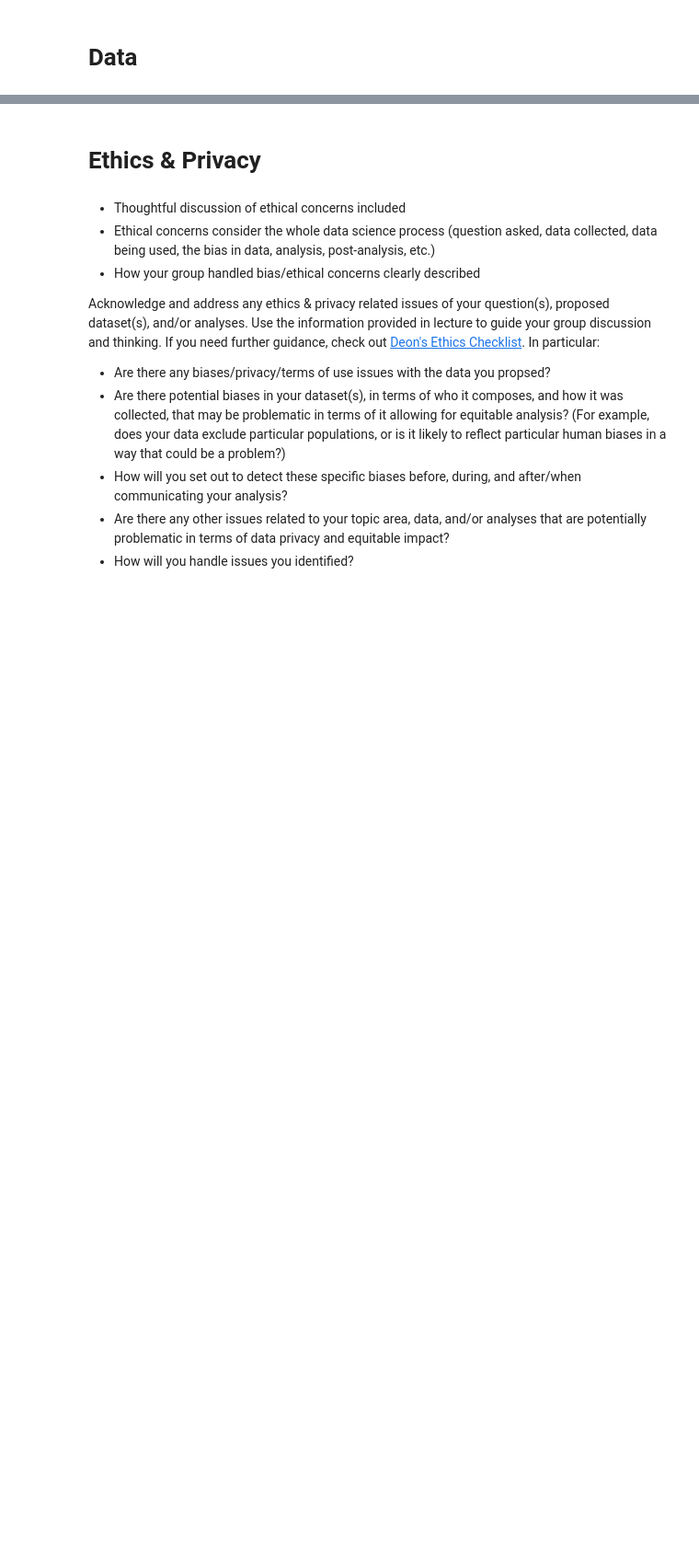
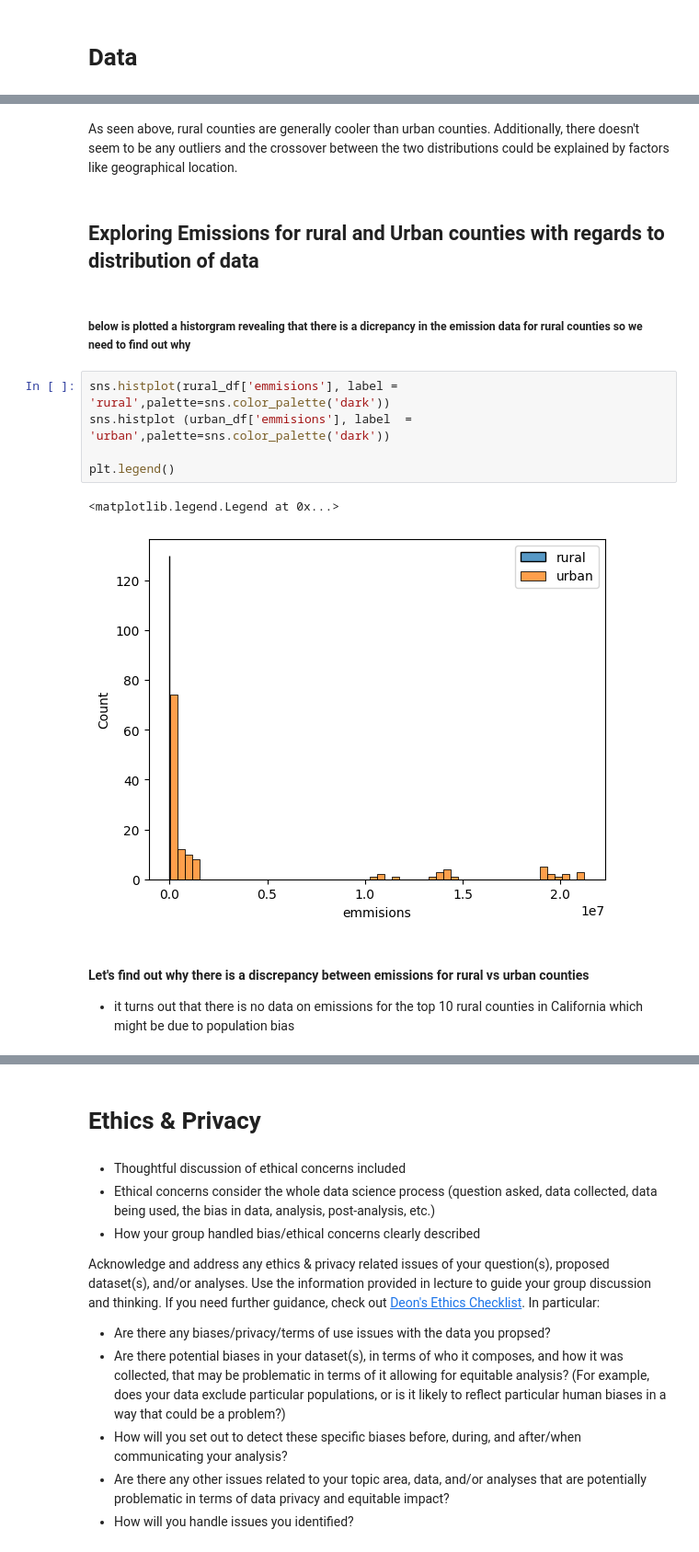
Before and after one commit to richardlaoo/Group131_DS_Analysis, a Jupyter notebook: FinalProject_Group131_SP25.ipynb, the cells around one changed output, grey strips where cells are left out. Shown: that part at 92% size. Cells and saved outputs as stored; diff of their text form; blank space fills up the shorter version.

```diff
--- a/FinalProject_Group131_SP25.ipynb
+++ b/FinalProject_Group131_SP25.ipynb
@@ -107,0 +524,17 @@ Some more words and stuff.  Remember notebooks work best if you interleave the c
+# %% [markdown]
+As seen above, rural counties are generally cooler than urban counties. Additionally, there doesn't seem to be any outliers and the crossover between the two distributions could be explained by factors like geographical location.
+# %% [markdown]
+## Exploring Emissions for rural and Urban counties with regards to distribution of data
+# %% [markdown]
+##### below is plotted a historgram revealing that there is a dicrepancy in the emission data for rural counties so we need to find out why
+# %%
+sns.histplot(rural_df['emmisions'], label = 'rural',palette=sns.color_palette('dark'))
+sns.histplot (urban_df['emmisions'], label  = 'urban',palette=sns.color_palette('dark'))
+
+plt.legend()
+# %% [output]
+<matplotlib.legend.Legend at 0x...>
+[figure, added]
+# %% [markdown]
+#### Let's find out why there is a discrepancy between emissions for rural vs urban counties
+- it turns out that there is no data on emissions for the top 10 rural counties in California which might be due to population bias
```
Also changed, not shown: parts of 125 cells of this notebook.
